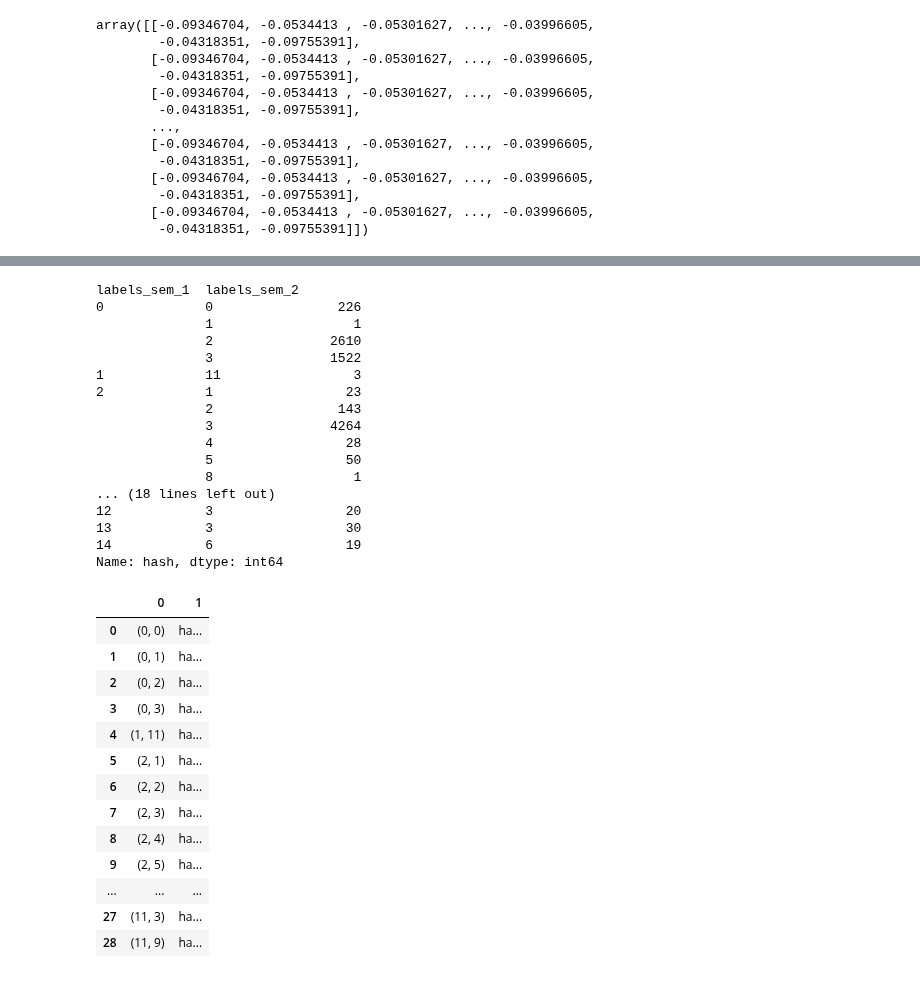
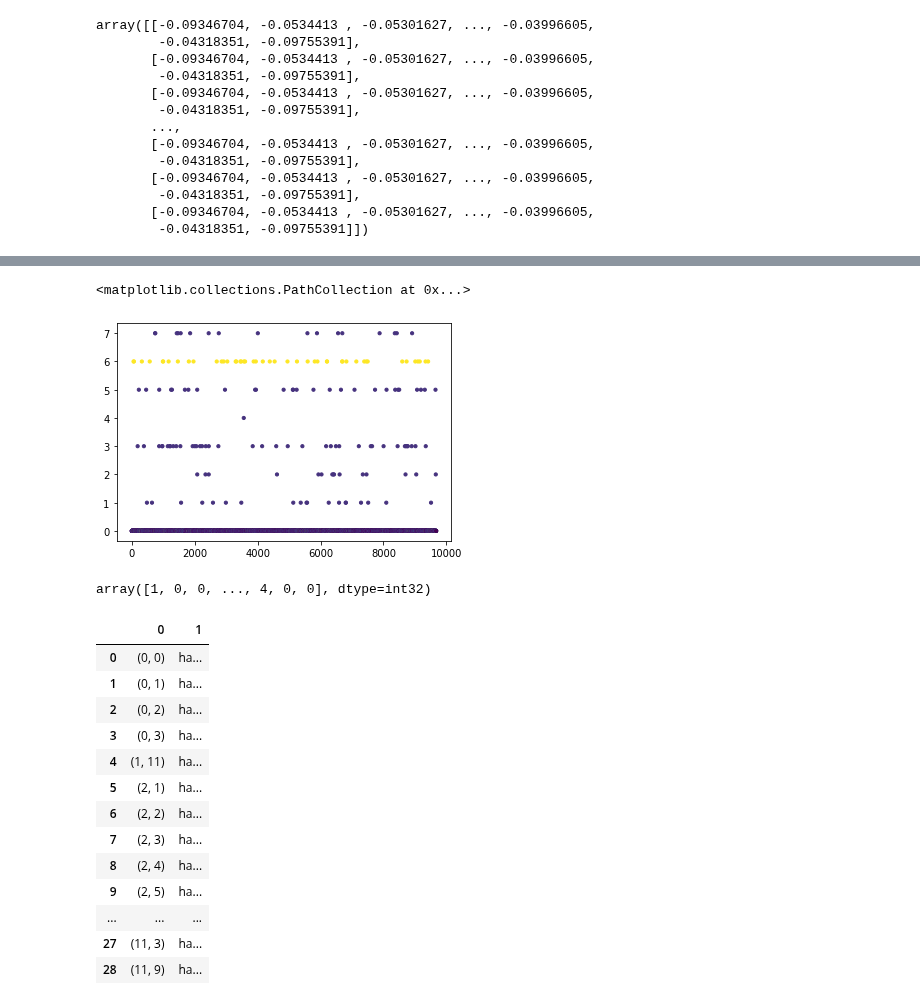
Before and after one commit to Maksimka9/clustering, a Jupyter notebook: main.ipynb, the cells around one changed output, grey strips where cells are left out. Saved outputs shown, nothing was run; the diff lists cells and outputs as text; code cells hidden in the pictures.

```diff
--- a/main.ipynb
+++ b/main.ipynb
@@ -289,6 +295,9 @@ hash_df_6['labels'] = labels_df_6['labels'].values
 hash_df_7['labels'] = labels_df_7['labels'].values
 hash_df_8['labels'] = labels_df_8['labels'].values
 hash_df_1
+
+hash_df_list = [hash_df_1, hash_df_2, hash_df_3, hash_df_4,
+                hash_df_5, hash_df_6, hash_df_7, hash_df_8]
 # %% [output]
 A value is trying to be set on a copy of a slice from a DataFrame.
 Try using .loc[row_indexer,col_indexer] = value instead
@@ -323,4 +318,0 @@ See the caveats in the documentation: https://pandas.pydata.org/pandas-docs/stab
-# %%
-compare_labels_df = hash_df_1.merge(hash_df_2, on = 'hash', how = 'inner')
-compare_labels_df = compare_labels_df.rename(columns={'labels_x':'labels_sem_1','labels_y':'labels_sem_2'})
-compare_labels_df
@@ -341,23 +319,19 @@ compare_labels_df
-# %%
-compare_labels_df.groupby(['labels_sem_1', 'labels_sem_2'])['hash'].count()
-# %% [output]
-labels_sem_1  labels_sem_2
-0             0                226
-              1                  1
-              2               2610
-              3               1522
-1             11                 3
-2             1                 23
-              2                143
-              3               4264
-              4                 28
-              5                 50
-              8                  1
-... (18 lines left out)
-12            3                 20
-13            3                 30
-14            6                 19
-Name: hash, dtype: int64
+# %%
+compare_list = []
+
+for i in range(0, len(hash_df_list)-1):
+  compare_labels_df = hash_df_list[i].merge(hash_df_list[i+1], on = 'hash', how = 'inner')
+  compare_labels_df = compare_labels_df.rename(columns={'labels_x':'labels_sem_'+str(i+1),'labels_y':'labels_sem_'+str(i+2)})
+  compare_list.append(compare_labels_df)
+# %%
+plt.scatter(compare_list[0].index, compare_list[0]['labels_sem_2'], c=compare_list[0]['labels_sem_1'], s=10)
+# %% [output]
+<matplotlib.collections.PathCollection at 0x...>
+[figure, added]
+# %%
+np.array (compare_list[0]['labels_sem_1'])
+# %% [output]
+array([1, 0, 0, ..., 4, 0, 0], dtype=int32)
 # %%
 group_df = pd.DataFrame(compare_labels_df.groupby(['labels_sem_1', 'labels_sem_2']))
 group_df
```
Also changed, not shown: parts of 9 cells of this notebook.
